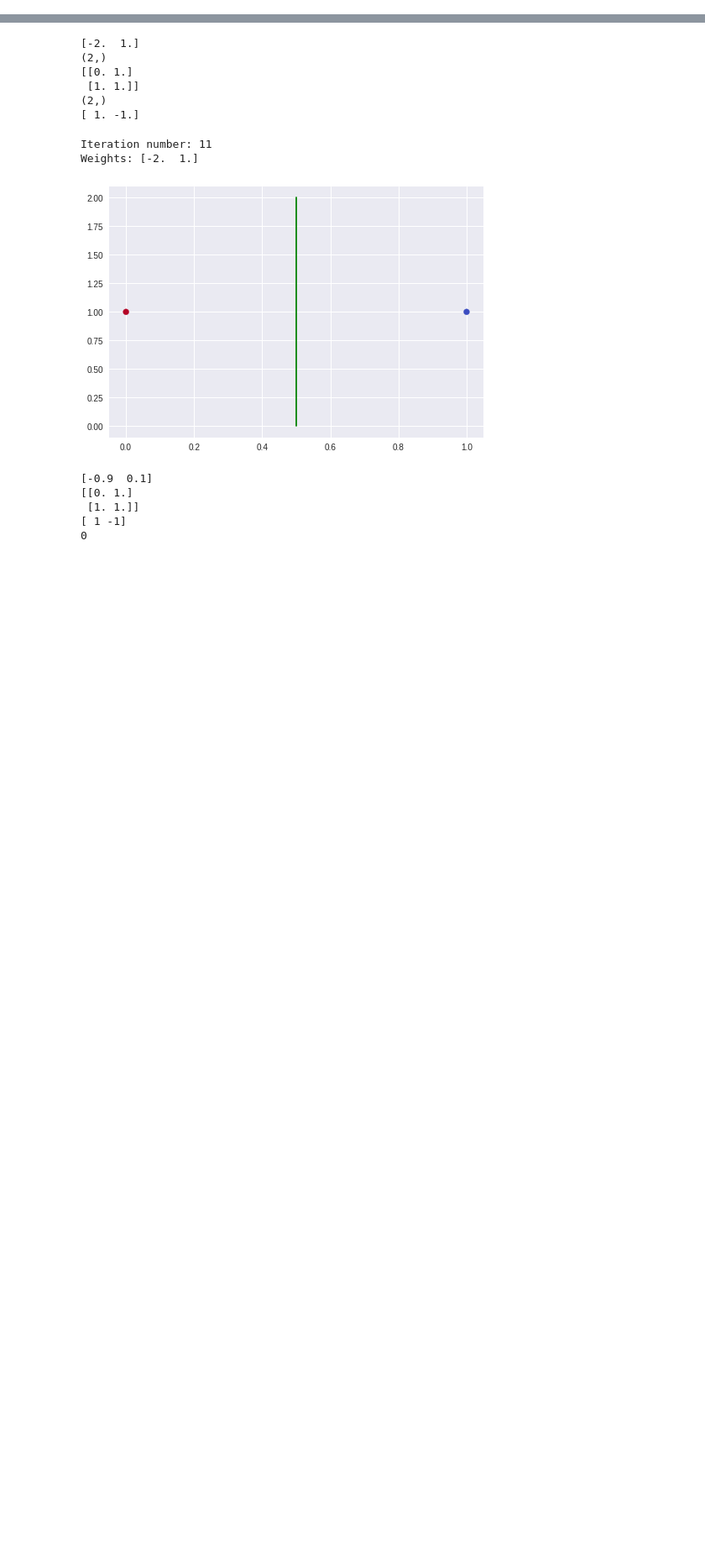
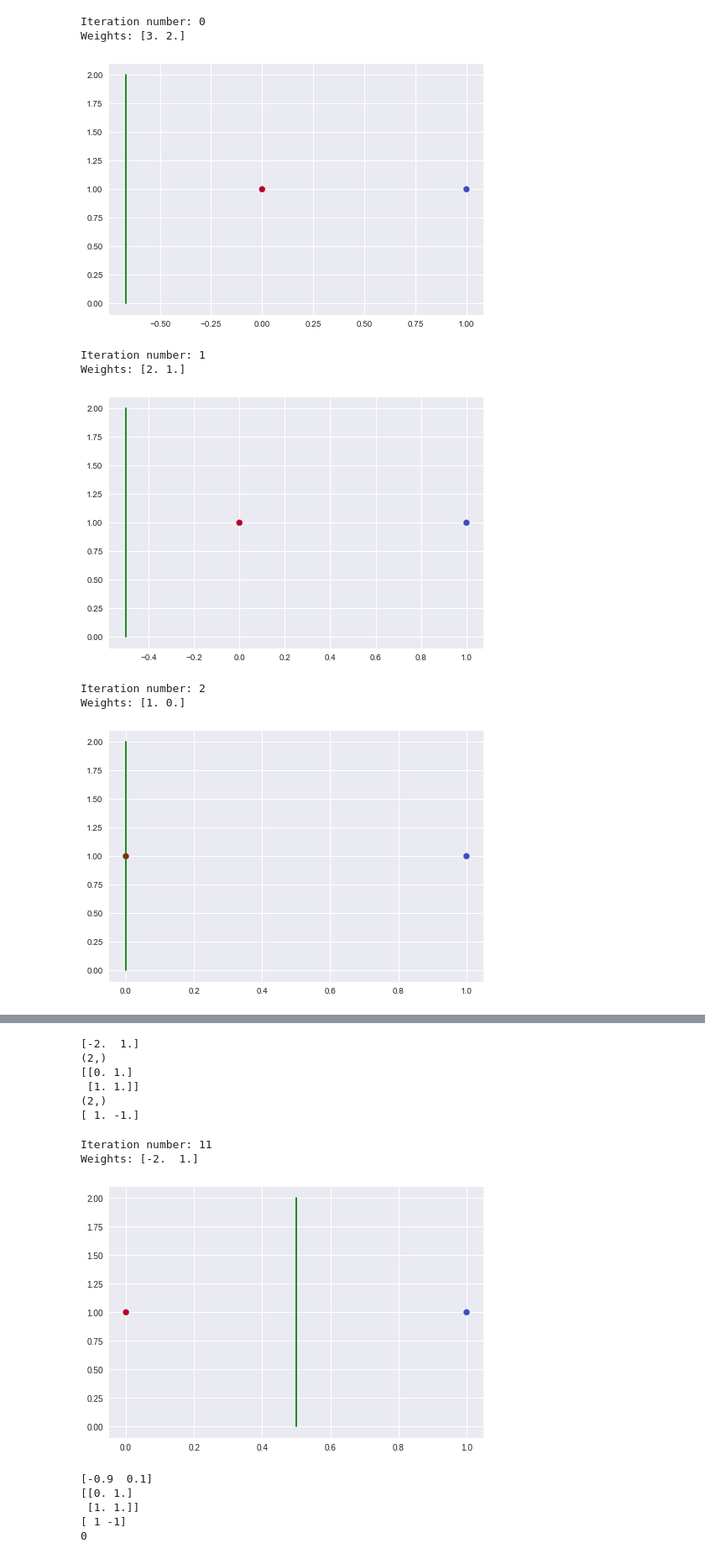
Before and after one commit to PritishWadhwa/DL-Assignments, a Jupyter notebook: Assignment1/Ques1/PTA.ipynb, the cells around one changed output, grey strips where cells are left out. Shown at 84% size. Drawn from its saved outputs; the diff is of its cells as text; code cells hidden in the pictures; blank space fills up the shorter version.

```diff
--- a/Assignment1/Ques1/PTA.ipynb
+++ b/Assignment1/Ques1/PTA.ipynb
@@ -82,0 +156,17 @@ class Perceptron():
+# %%
+# Data corresponding to NOT Gate
+X = np.array([[0], [1]])
+y = np.array([1, 0])
+# %%
+p = Perceptron(X=X, y=y, numWeights=1, threshold=0, weights=[3, 2], modelName='notGate', loadModel=False)
+p.train()
+# %% [output]
+Iteration number: 0
+Weights: [3. 2.]
+[figure, added]
+Iteration number: 1
+Weights: [2. 1.]
+[figure, added]
+Iteration number: 2
+Weights: [1. 0.]
+[figure, added]
```
Also changed, not shown: parts of 12 cells of this notebook, 4 other files.
